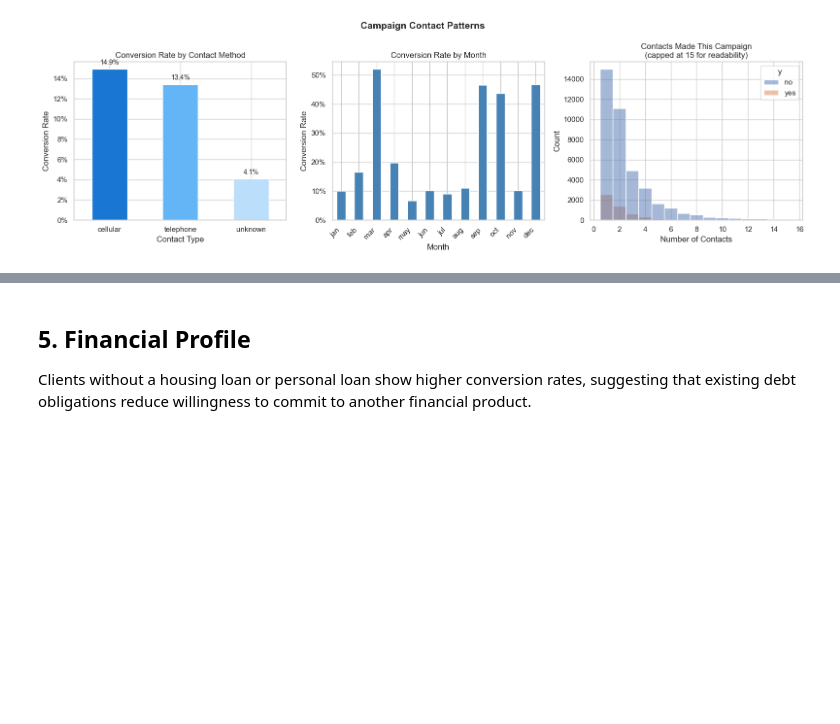
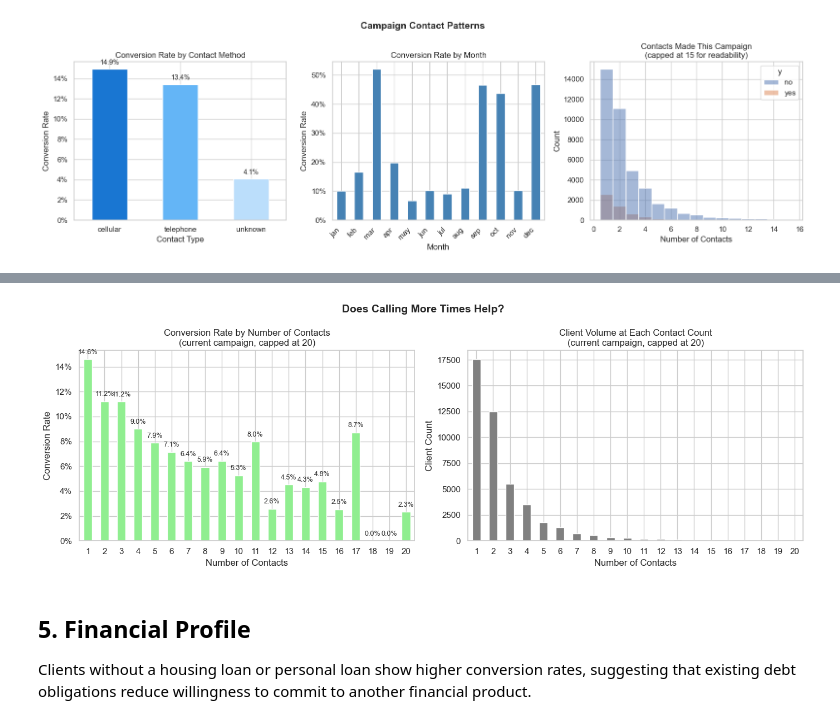
Before and after one commit to eigen-echo/ucb-pa17-comparing-classifiers, a Jupyter notebook: notebooks/00-exploratary-data-analysis.ipynb, the cells around one changed output, grey strips where cells are left out. Cells and saved outputs as stored; diff of their text form; code cells hidden in the pictures; blank space fills up the shorter version.

```diff
--- a/notebooks/00-exploratary-data-analysis.ipynb
+++ b/notebooks/00-exploratary-data-analysis.ipynb
@@ -322,3 +364,36 @@ plt.show()
+# %%
+
+MAX_CONTACTS = 20
+capped = df_full[df_full['campaign'] <= MAX_CONTACTS]
+
+campaign_rate   = capped.groupby('campaign')['y'].apply(lambda x: (x == 'yes').mean())
+campaign_counts = capped['campaign'].value_counts().sort_index()
+
+fig, axes = plt.subplots(1, 2, figsize=(14, 5))
+
+# Left: conversion rate per contact attempt
+campaign_rate.plot(kind='bar', ax=axes[0], color='lightgreen', edgecolor='white')
+axes[0].set_title('Conversion Rate by Number of Contacts\n(current campaign, capped at 20)')
+axes[0].set_xlabel('Number of Contacts')
+axes[0].set_ylabel('Conversion Rate')
+axes[0].set_xticklabels(axes[0].get_xticklabels(), rotation=0)
+axes[0].yaxis.set_major_formatter(plt.FuncFormatter(lambda y, _: f'{y:.0%}'))
+for bar in axes[0].patches:
+    axes[0].text(bar.get_x() + bar.get_width() / 2, bar.get_height() + 0.003,
+                 f'{bar.get_height():.1%}', ha='center', va='bottom', fontsize=9)
+
+
+campaign_counts.plot(kind='bar', ax=axes[1], color='gray', edgecolor='white')
+axes[1].set_title('Client Volume at Each Contact Count\n(current campaign, capped at 20)')
+axes[1].set_xlabel('Number of Contacts')
+axes[1].set_ylabel('Client Count')
+axes[1].set_xticklabels(axes[1].get_xticklabels(), rotation=0)
+
+plt.suptitle('Does Calling More Times Help?', fontsize=14, fontweight='bold')
+plt.tight_layout()
+plt.show()
+# %% [output]
+[figure, added]
 # %% [markdown]
 ## 5. Financial Profile
 
```
Also changed, not shown: parts of 7 cells of this notebook.
